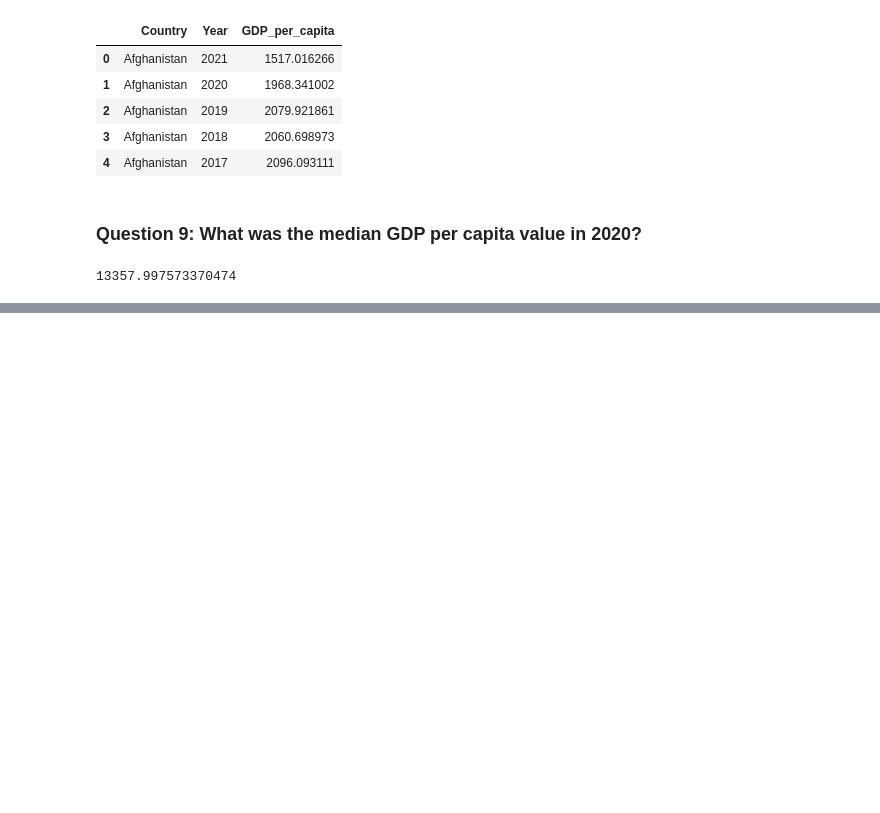
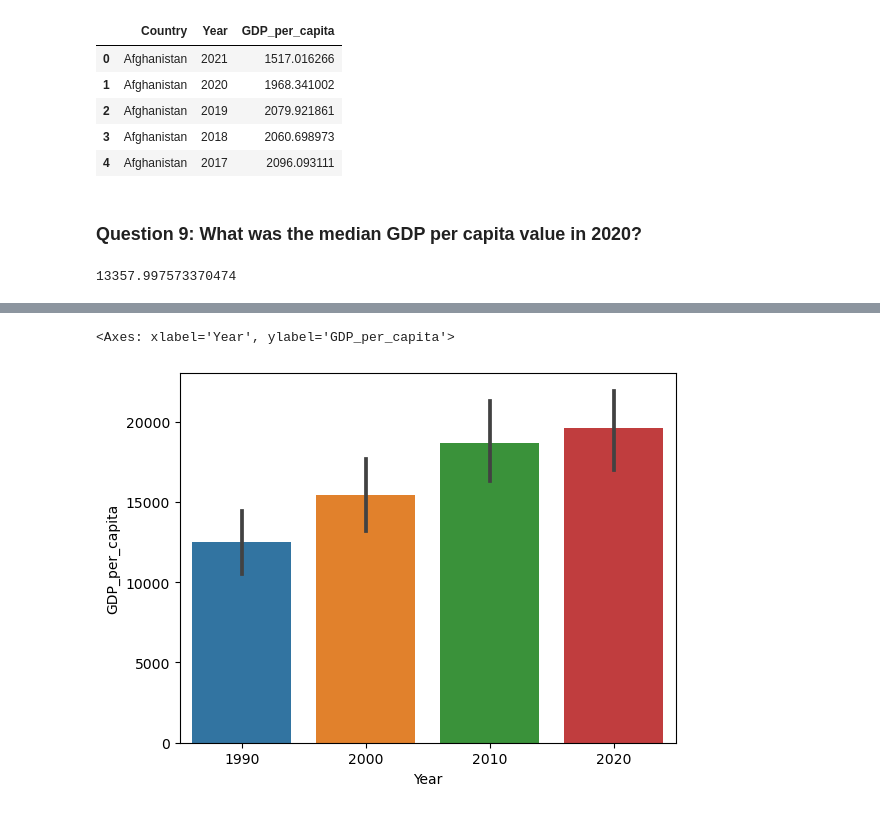
Before and after one commit to NSS-Data-Analytics-Cohort-11/undata-KohanaD, a Jupyter notebook: notebook/UN_da11_Kohana.ipynb, the cells around one changed output, grey strips where cells are left out. Saved outputs shown, nothing was run; the diff lists cells and outputs as text; code cells hidden in the pictures; blank space fills up the shorter version.

```diff
--- a/notebook/UN_da11_Kohana.ipynb
+++ b/notebook/UN_da11_Kohana.ipynb
@@ -200,0 +227,8 @@ gdp_2020['GDP_per_capita'].median()
+# %%
+sns.barplot(
+x='Year',
+y='GDP_per_capita',
+data=gdp_decades)
+# %% [output]
+<Axes: xlabel='Year', ylabel='GDP_per_capita'>
+[figure, added]
```
Also changed, not shown: parts of 85 cells of this notebook.
